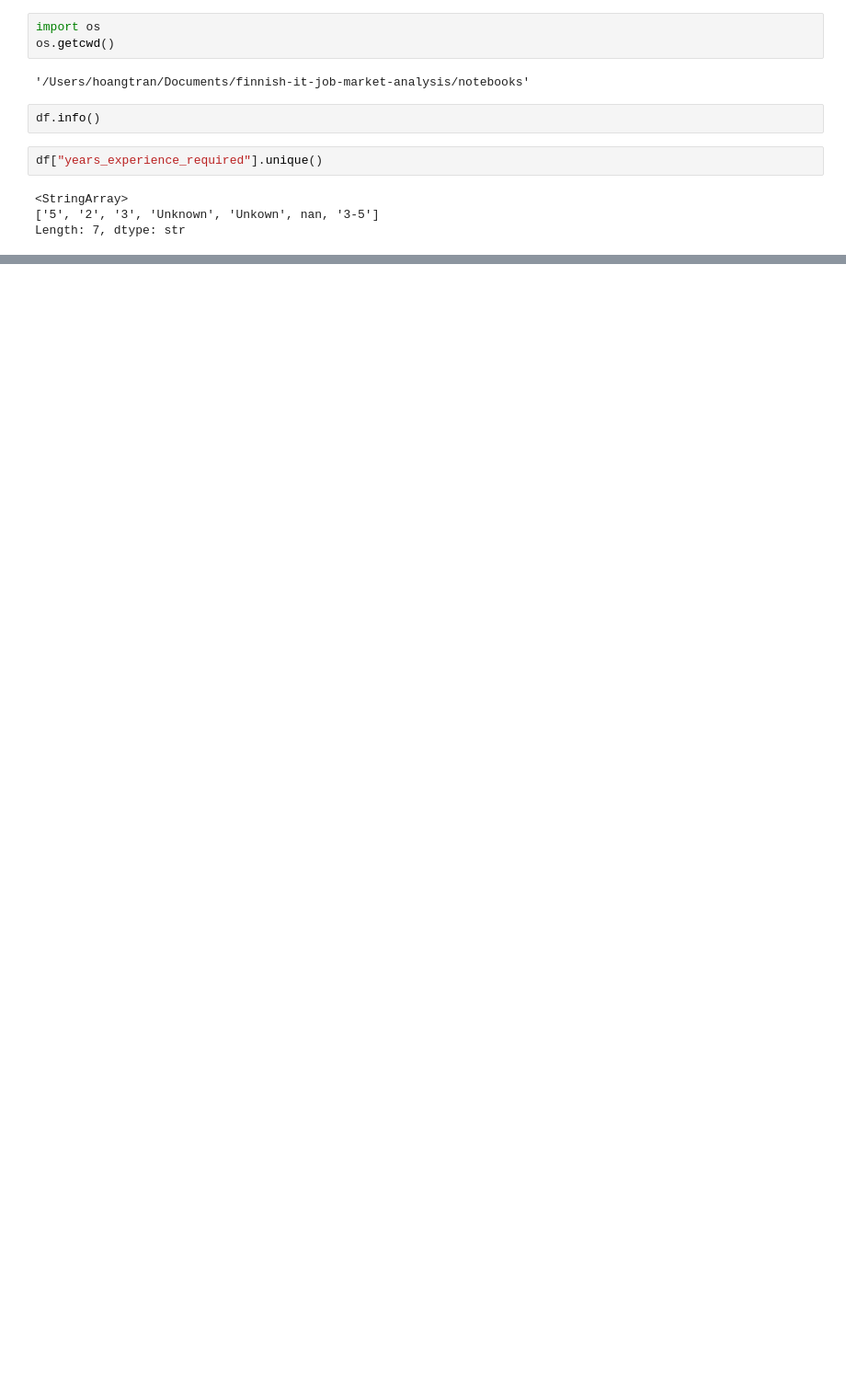
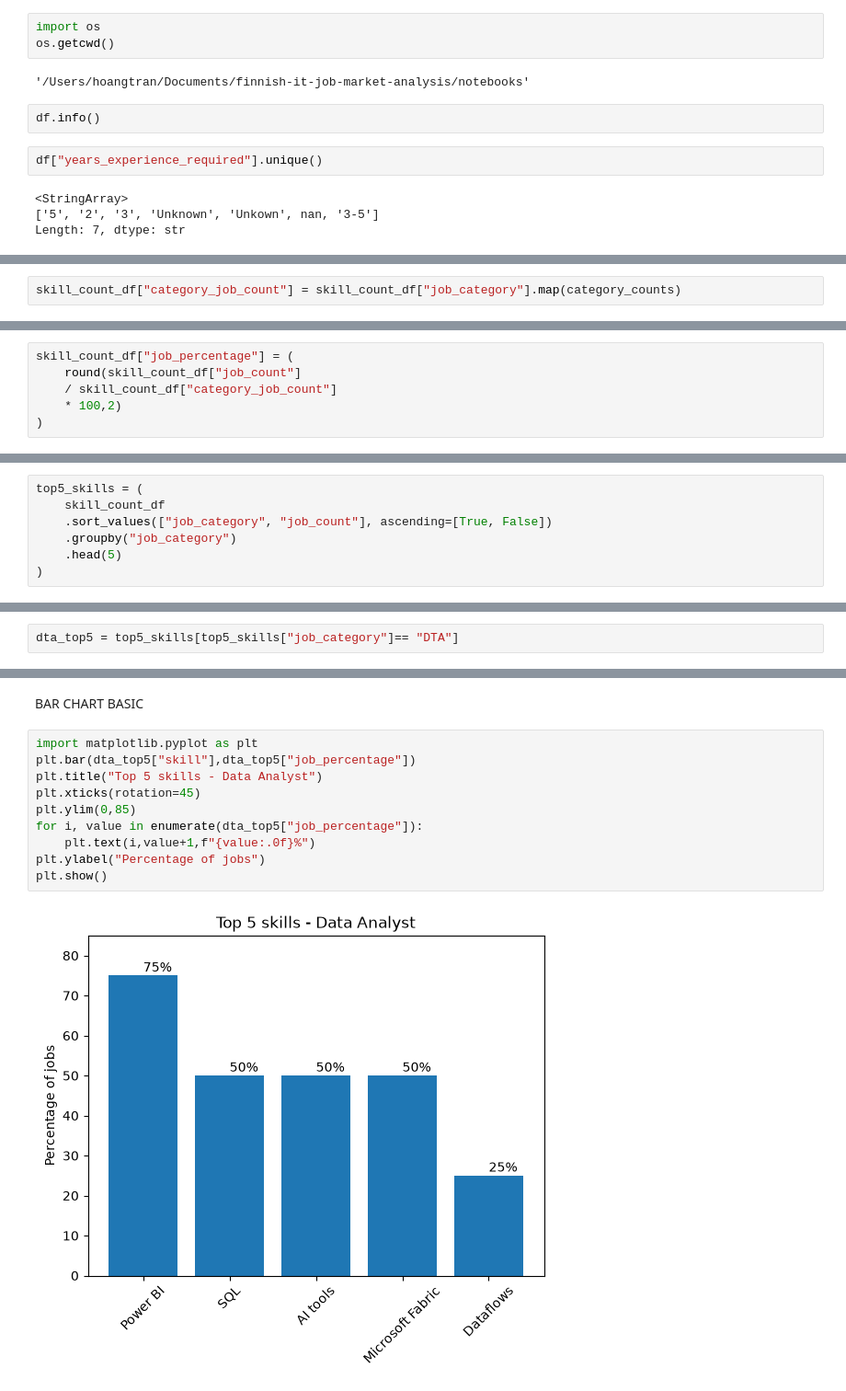
Before and after one commit to Hoangtrana/finnish-it-job-market-analysis, a Jupyter notebook: notebooks/01_data_exploration.ipynb, the cells around one changed output, grey strips where cells are left out. Shown at 92% size. Saved outputs shown, nothing was run; the diff lists cells and outputs as text; blank space fills up the shorter version.

Commit message:
add file skill analysis.ipynb

```diff
--- a/notebooks/01_data_exploration.ipynb
+++ b/notebooks/01_data_exploration.ipynb
@@ -41,0 +1010,2 @@ df[df["years_experiences_required"].isna()]
+# %%
+skill_count_df["category_job_count"] = skill_count_df["job_category"].map(category_counts)
@@ -41,0 +1026,6 @@ df[df["years_experiences_required"].isna()]
+# %%
+skill_count_df["job_percentage"] = (
+    round(skill_count_df["job_count"]
+    / skill_count_df["category_job_count"]
+    * 100,2)
+)
@@ -41,0 +1041,7 @@ df[df["years_experiences_required"].isna()]
+# %%
+top5_skills = (
+    skill_count_df
+    .sort_values(["job_category", "job_count"], ascending=[True, False])
+    .groupby("job_category")
+    .head(5)
+)
@@ -41,0 +1068,2 @@ df[df["years_experiences_required"].isna()]
+# %%
+dta_top5 = top5_skills[top5_skills["job_category"]== "DTA"]
@@ -41,0 +1079,14 @@ df[df["years_experiences_required"].isna()]
+# %% [markdown]
+BAR CHART BASIC
+# %%
+import matplotlib.pyplot as plt
+plt.bar(dta_top5["skill"],dta_top5["job_percentage"])
+plt.title("Top 5 skills - Data Analyst")
+plt.xticks(rotation=45)
+plt.ylim(0,85)
+for i, value in enumerate(dta_top5["job_percentage"]):
+    plt.text(i,value+1,f"{value:.0f}%")
+plt.ylabel("Percentage of jobs")
+plt.show()
+# %% [output]
+[figure, added]
```
Also changed, not shown: parts of 145 cells of this notebook, 1 other file.
